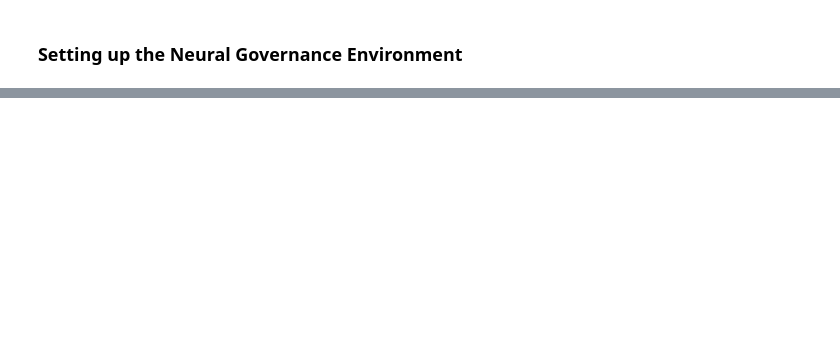
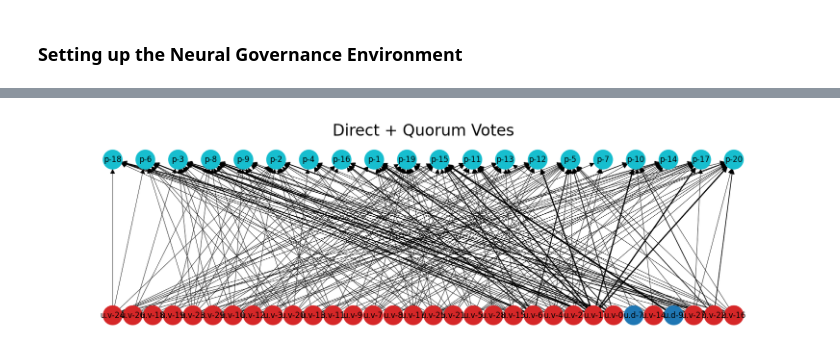
Before and after one commit to BlockScience/neural-quorum-governance, a Jupyter notebook: notebooks/proof-of-concept-demo.ipynb, the cells around one changed output, grey strips where cells are left out. Saved outputs shown, nothing was run; the diff lists cells and outputs as text; code cells hidden in the pictures; blank space fills up the shorter version.

```diff
--- a/notebooks/proof-of-concept-demo.ipynb
+++ b/notebooks/proof-of-concept-demo.ipynb
@@ -369,0 +510,37 @@ Layer 2: 0.0
+# %%
+
+
+
+G_votes = nx.from_dict_of_dicts(votes, nx.DiGraph)
+G = G_votes
+edge_weights = [0.3 * G.edges[e]['power'] ** 2 for e in G.edges]
+
+def color_map(x):
+    if "u.v" in x:
+        return 'tab:red'
+    elif "u.d" in x:
+        return 'tab:blue'
+    elif "u.a" in x:
+        return 'tab:green'
+    elif "p-" in x:
+        return 'tab:cyan'
+    else:
+        return 'tab:yellow'
+
+COLORS = [color_map(user) for user in G.nodes]
+
+pos = nx.bipartite_layout(G, nodes=[n for n in G.nodes if "u." in n], align='horizontal')
+
+plt.figure(figsize=(8,2), dpi=200)
+nx.draw(G, pos,
+        with_labels=True,
+        font_size=6,
+        node_size=200,
+        #width=0.2,
+        arrowsize=8,
+        node_color=COLORS,
+        width=edge_weights)
+plt.title("Direct + Quorum Votes")
+plt.show()
+# %% [output]
+[figure, added]
```
Also changed, not shown: parts of 13 cells of this notebook, 1 other file.
